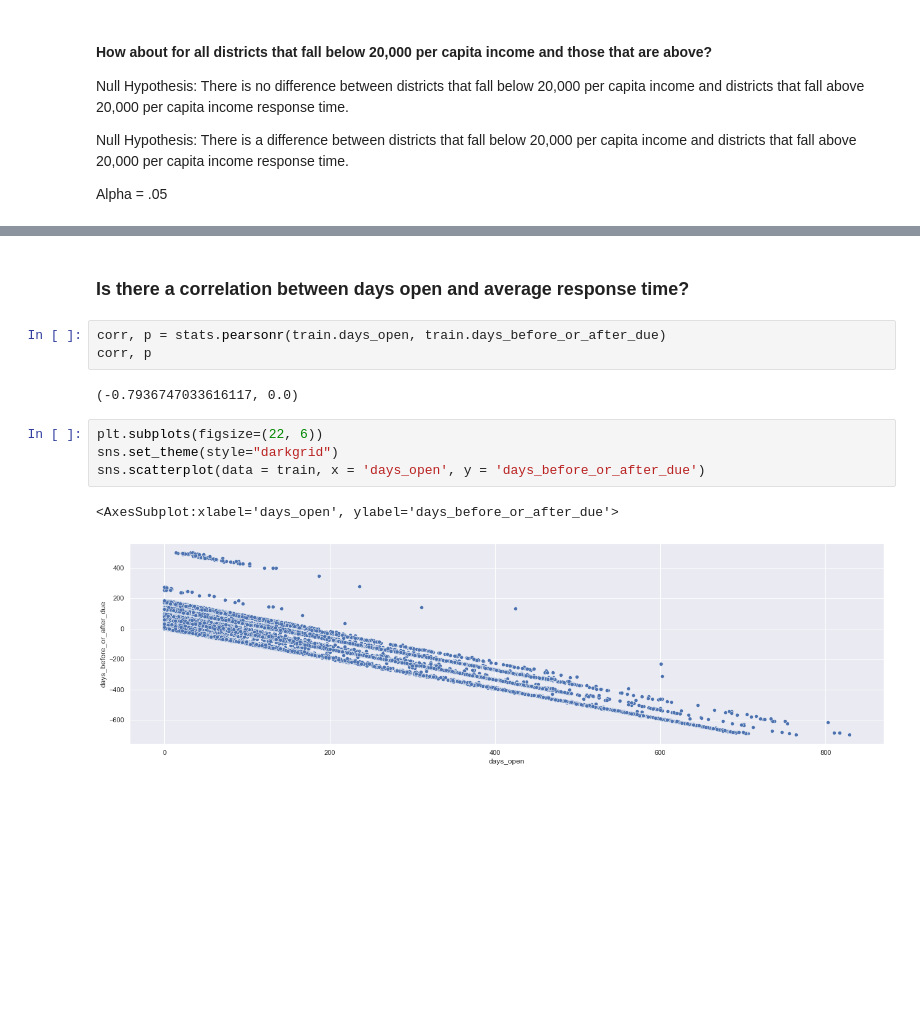
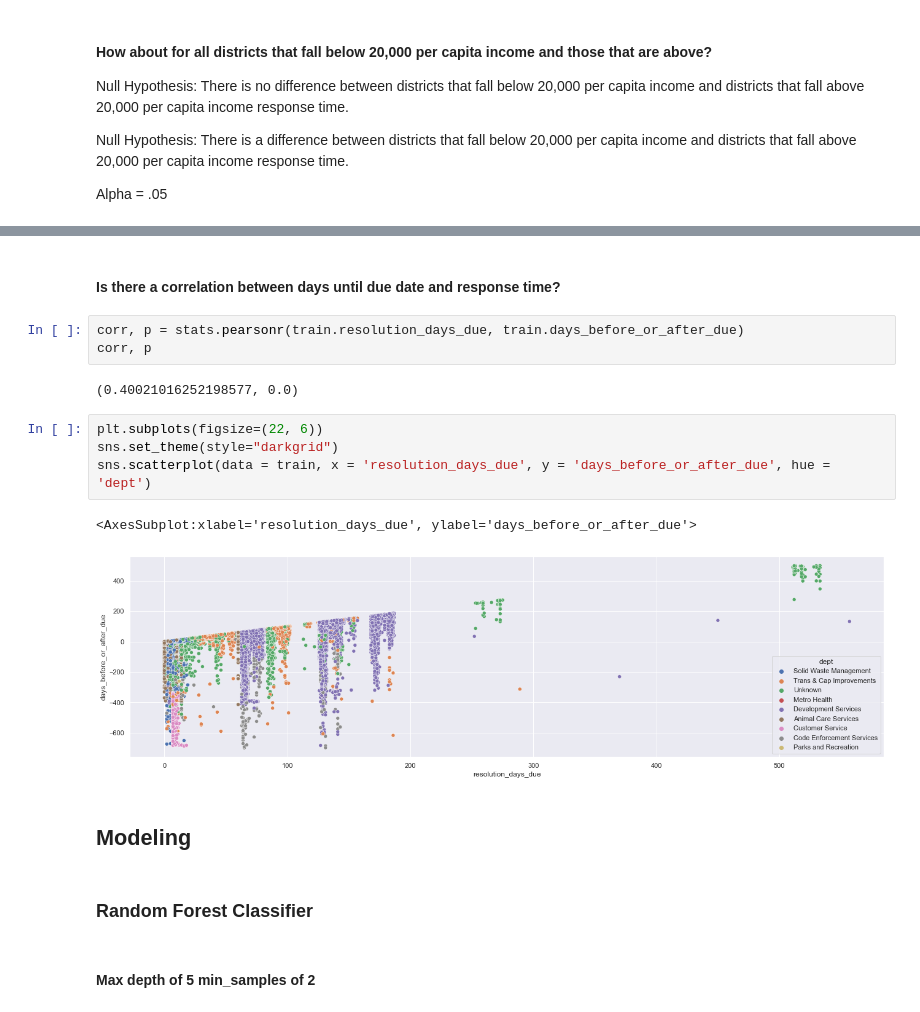
Before and after one commit to 3-1-1-Codeup/project, a Jupyter notebook: workbooks/sam/sams_work.ipynb, the cells around one changed output, grey strips where cells are left out. Cells and saved outputs as stored; diff of their text form; blank space fills up the shorter version.

```diff
--- a/workbooks/sam/sams_work.ipynb
+++ b/workbooks/sam/sams_work.ipynb
@@ -574,14 +575,20 @@ districts_upper.days_before_or_after_due.mean()
 # %% [markdown]
-### Is there a correlation between days open and average response time?
+#### Is there a correlation between days until due date and response time?
 # %%
-corr, p = stats.pearsonr(train.days_open, train.days_before_or_after_due)
+corr, p = stats.pearsonr(train.resolution_days_due, train.days_before_or_after_due)
 corr, p
 # %% [output]
-(-0.7936747033616117, 0.0)
+(0.40021016252198577, 0.0)
 # %%
 plt.subplots(figsize=(22, 6))
 sns.set_theme(style="darkgrid")
-sns.scatterplot(data = train, x = 'days_open', y = 'days_before_or_after_due')
+sns.scatterplot(data = train, x = 'resolution_days_due', y = 'days_before_or_after_due', hue = 'dept')
 # %% [output]
-<AxesSubplot:xlabel='days_open', ylabel='days_before_or_after_due'>
+<AxesSubplot:xlabel='resolution_days_due', ylabel='days_before_or_after_due'>
-[figure, old version]
+[figure, new version]
+# %% [markdown]
+## Modeling
+# %% [markdown]
+### Random Forest Classifier
+# %% [markdown]
+#### Max depth of 5 min_samples of 2
```
Also changed, not shown: parts of 6 cells of this notebook.
